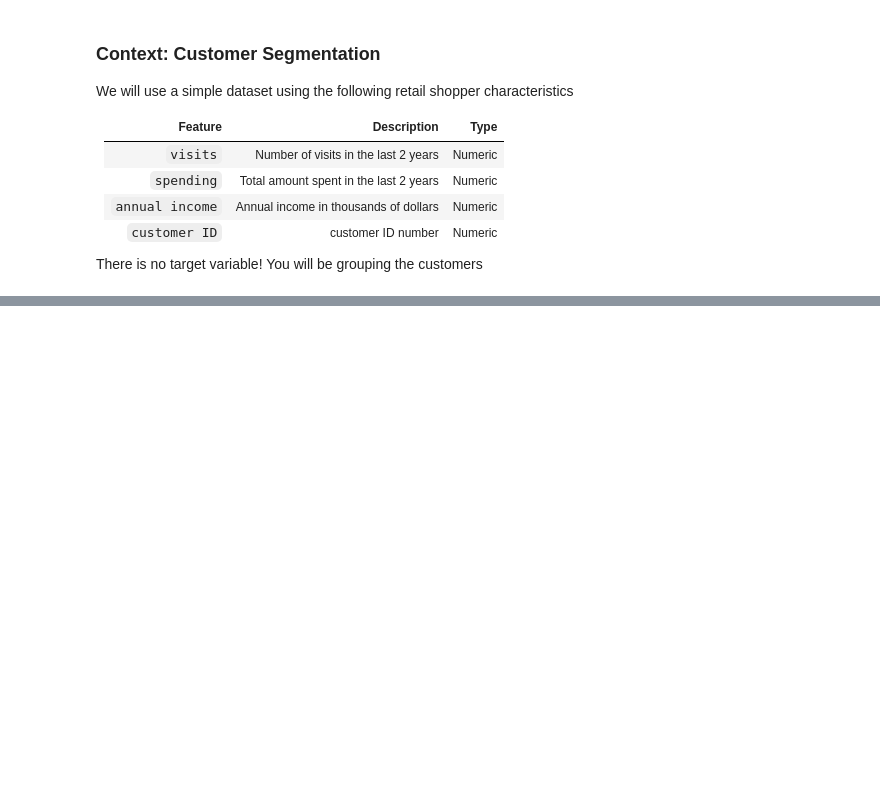
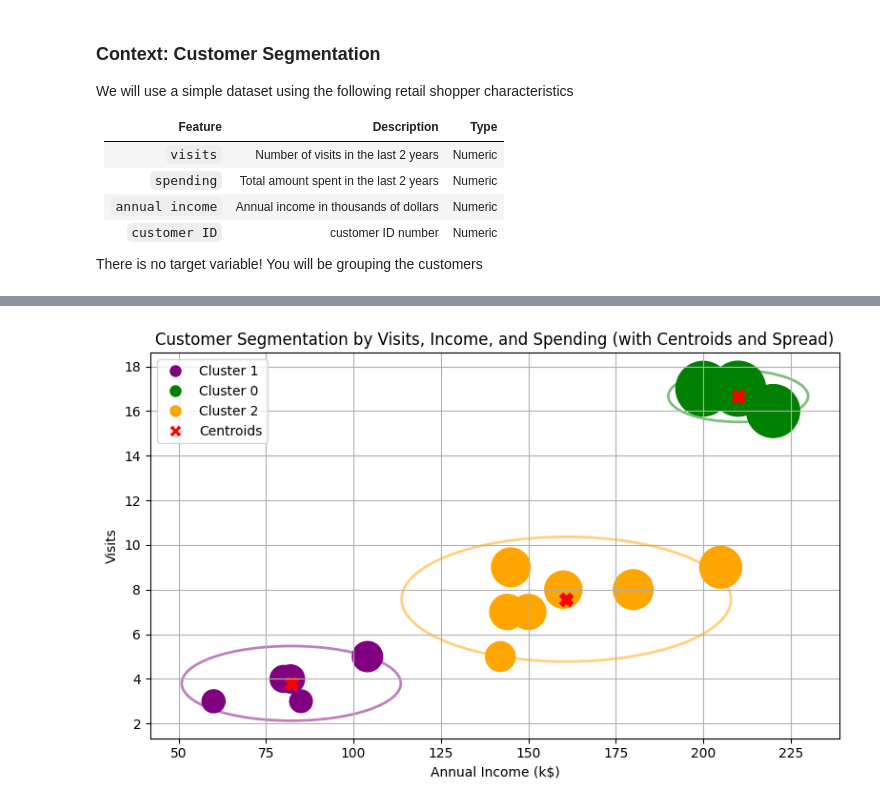
Before and after one commit to Luoxiaowanzi/IS-4487-Guide, a Jupyter notebook: Demos/demo_09_clustering.ipynb, the cells around one changed output, grey strips where cells are left out. Drawn from its saved outputs; the diff is of its cells as text; code cells hidden in the pictures; blank space fills up the shorter version.

```diff
--- a/Demos/demo_09_clustering.ipynb
+++ b/Demos/demo_09_clustering.ipynb
@@ -80,37 +125,62 @@ Visualize Model Again with Centroids
 # %%
 import numpy as np
-from matplotlib.patches import Circle
+from matplotlib.patches import Ellipse
+import matplotlib.pyplot as plt
 
-# Plot clusters in using Age and Income
+# Plot clusters in a chart of Visits (Y) vs Annual Income (X)
 plt.figure(figsize=(8, 5))
 ax = plt.gca() # Get the current axes for adding patches
 
-for cluster in df['Cluster'].unique():
+# Get the unique clusters
+unique_clusters = df['Cluster'].unique()
+# choose colors to use for each cluster
+colors = ['purple', 'green', 'orange']
+
+
+# Plot data points with size representing spending
+for i, cluster in enumerate(unique_clusters):
     cluster_data = df[df['Cluster'] == cluster]
-    plt.scatter(cluster_data['Annual Income (k$)'], cluster_data['Visits'], label=f'Cluster {cluster}')
+    plt.scatter(cluster_data['Annual Income (k$)'], cluster_data['Visits'], s=cluster_data['Spending'], label=f'Cluster {cluster}', color=colors[i])
 
     # Calculate the center and standard deviation for each cluster
     center_x = cluster_data['Annual Income (k$)'].mean()
     center_y = cluster_data['Visits'].mean()
-    radius_x = cluster_data['Annual Income (k$)'].std()
-    radius_y = cluster_data['Visits'].std()
+    std_x = cluster_data['Annual Income (k$)'].std()
+    std_y = cluster_data['Visits'].std()
 
-    # Use the larger standard deviation as the radius for a circle
-    radius = max(radius_x, radius_y)
+    # Create an ellipse patch representing the spread (e.g., 2 standard deviations)
+    # Angle is 0 because we are not rotating based on covariance
+    ellipse = Ellipse((center_x, center_y), width=std_x * 4, height=std_y * 4,
+                      edgecolor=colors[i], fc='None', lw=2, alpha=0.5)
+    ax.add_patch(ellipse)
 
-    # Create a circle patch
-    circle = Circle((center_x, center_y), radius=radius, edgecolor='black', fc='None', lw=2)
-    ax.add_patch(circle)
+# Get the centroids from the fitted KMeans model
+# We need to inverse transform them to the original scale
+centroids = scaler.inverse_transform(kmeans.cluster_centers_)
+
+# Plot centroids
+# Note: Centroids are in the order of the clusters as they appear in unique_clusters if they were sorted,
+# but since we are iterating through unique_clusters and using the index i, the colors will match.
+plt.scatter(centroids[:, 0], centroids[:, 2], marker='X', s=100, color='red', label='Centroids')
 
 
-# Plot centroids
-centroids = kmeans.cluster_centers_
-plt.scatter(scaler.inverse_transform(centroids)[:, 0], scaler.inverse_transform(centroids)[:, 2], marker='x', s=100, color='red', label='Centroids')
+# Create a custom legend with fixed marker size and matching colors
+from matplotlib.lines import Line2D
+legend_elements = [Line2D([0], [0], marker='o', color='w', label=f'Cluster {cluster}',
+                          markerfacecolor=colors[i], markersize=10)
+                   for i, cluster in enumerate(unique_clusters)]
+
+# Add the centroid marker to the legend elements
+legend_elements.append(Line2D([0], [0], marker='X', color='w', label='Centroids',
+                              markerfacecolor='red', markersize=10))
+
 
 plt.xlabel('Annual Income (k$)')
-plt.ylabel('Spending')
-plt.title('Customer Segmentation (by Visits, Income, Spending)')
-plt.legend()
+plt.ylabel('Visits')
+plt.title('Customer Segmentation by Visits, Income, and Spending (with Centroids and Spread)')
+plt.legend(handles=legend_elements)
 plt.grid(True)
 plt.tight_layout()
 plt.show()
+# %% [output]
+[figure, added]
```
Also changed, not shown: parts of 13 cells of this notebook.
